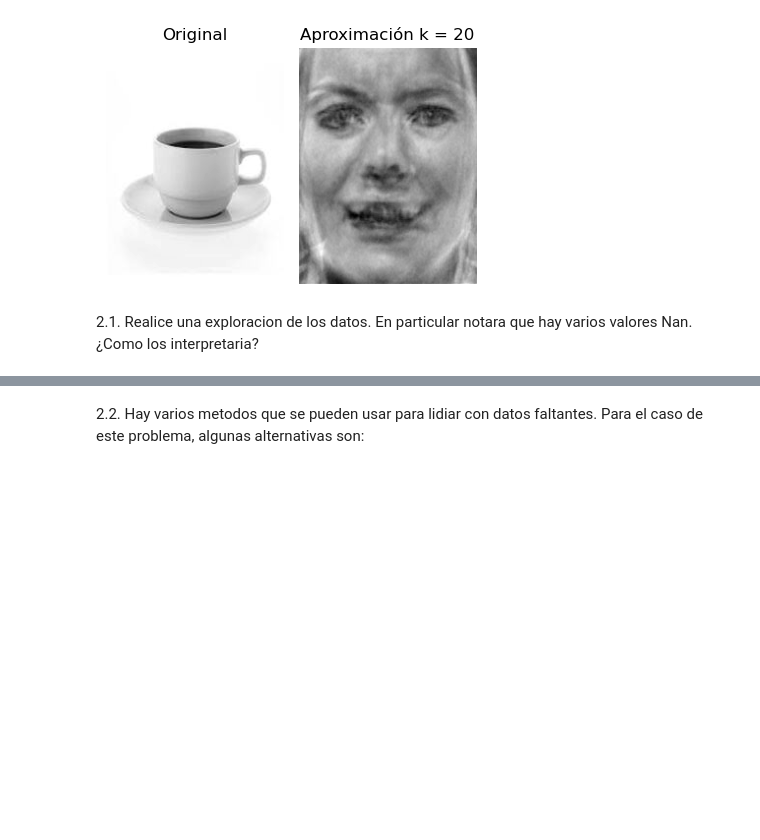
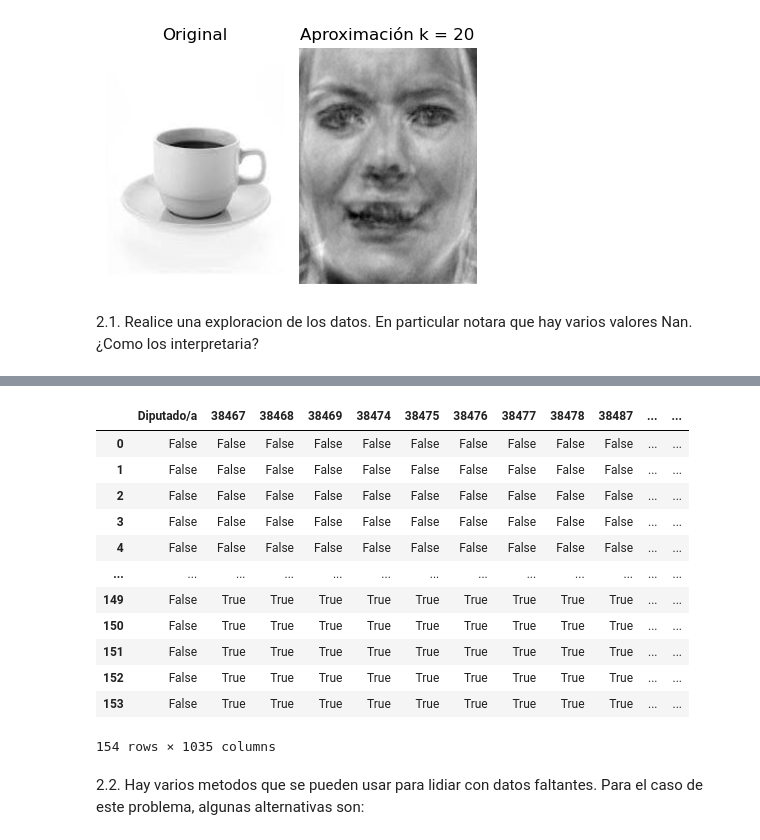
Before and after one commit to fernandaleroy/Proyecto-Algebra-, a Jupyter notebook: Codigo_Proyecto_SVD.ipynb, the cells around one changed output, grey strips where cells are left out. Drawn from its saved outputs; the diff is of its cells as text; code cells hidden in the pictures; blank space fills up the shorter version.

```diff
--- a/Codigo_Proyecto_SVD.ipynb
+++ b/Codigo_Proyecto_SVD.ipynb
@@ -208,3 +210,7 @@ for i in range(6):
 # %% [markdown]
 2.1. Realice una exploracion de los datos. En particular notara que hay varios
 valores Nan. ¿Como los interpretaria?
+# %%
+#cargamos los datos y creamos un dataframe
+df = pd.read_csv("votes.csv")
+df.isna().sum()
@@ -211,3 +232,21 @@ valores Nan. ¿Como los interpretaria?
+# %%
+#creamos un dataframe con los nulos
+df_nulos = df.isna().copy()
+df_nulos
+# %% [output]
+|  | Diputado/a | 38467 | 38468 | 38469 | 38474 | 38475 | 38476 | 38477 | 38478 | 38487 | ... | ... |
+| 0 | False | False | False | False | False | False | False | False | False | False | ... | ... |
+| 1 | False | False | False | False | False | False | False | False | False | False | ... | ... |
+| 2 | False | False | False | False | False | False | False | False | False | False | ... | ... |
+| 3 | False | False | False | False | False | False | False | False | False | False | ... | ... |
+| 4 | False | False | False | False | False | False | False | False | False | False | ... | ... |
+| ... | ... | ... | ... | ... | ... | ... | ... | ... | ... | ... | ... | ... |
+| 149 | False | True | True | True | True | True | True | True | True | True | ... | ... |
+| 150 | False | True | True | True | True | True | True | True | True | True | ... | ... |
+| 151 | False | True | True | True | True | True | True | True | True | True | ... | ... |
+| 152 | False | True | True | True | True | True | True | True | True | True | ... | ... |
+| 153 | False | True | True | True | True | True | True | True | True | True | ... | ... |
+154 rows × 1035 columns
 # %% [markdown]
 2.2. Hay varios metodos que se pueden usar para lidiar con datos faltantes.
 Para el caso de este problema, algunas alternativas son:
```
Also changed, not shown: parts of 5 cells of this notebook.
